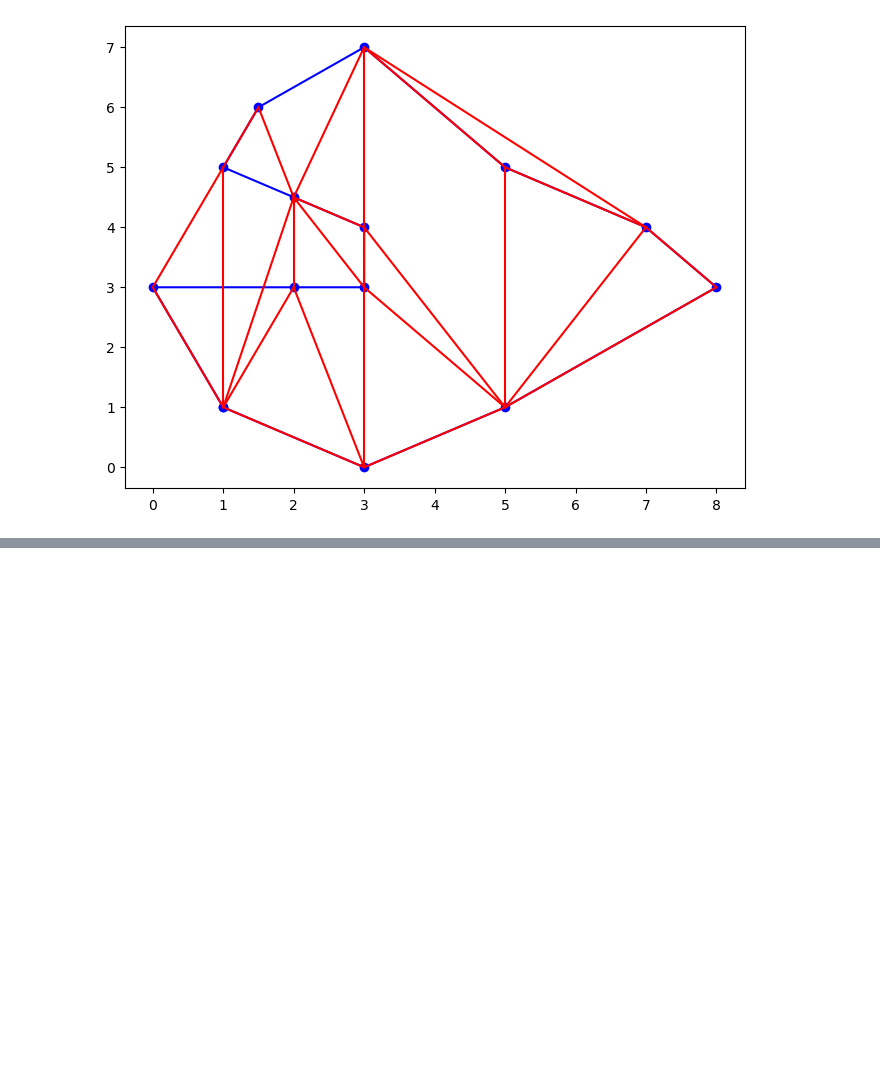
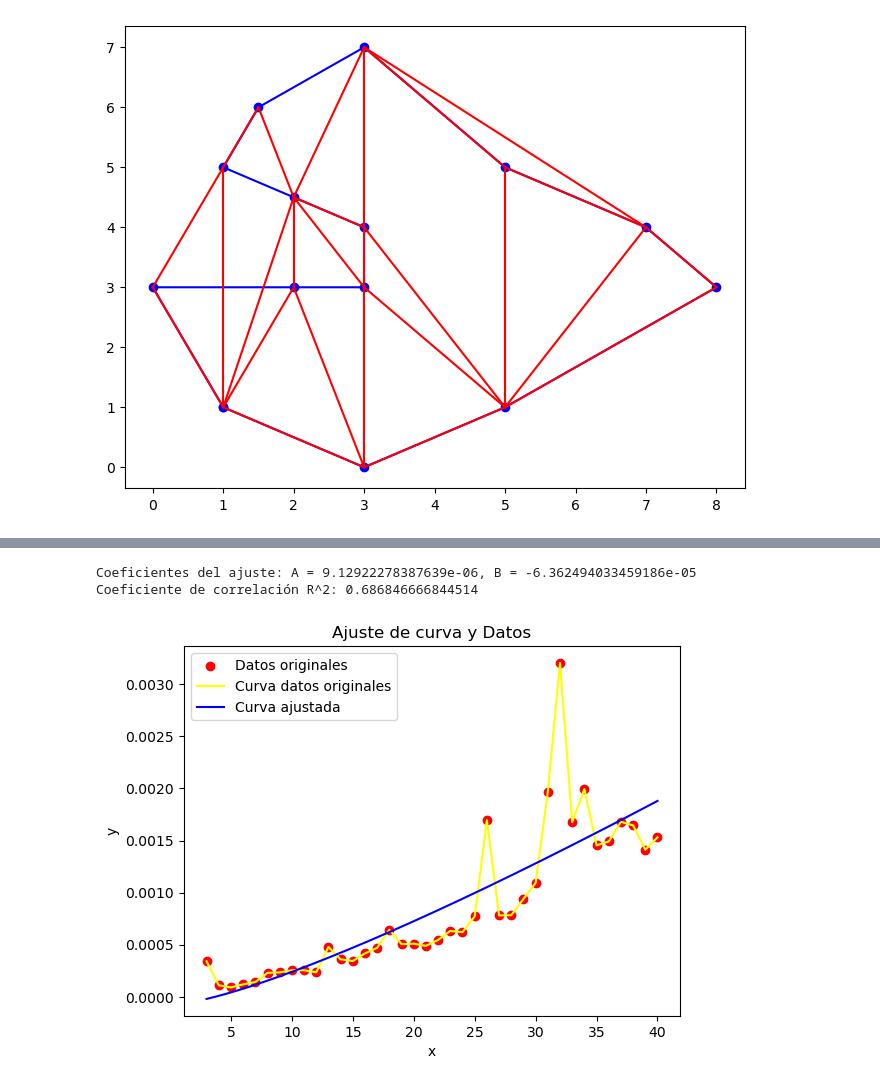
Before and after one commit to gua21150/Proyecto2ADA, a Jupyter notebook: Simplificacion Triangularizacion Divide and Conquer.ipynb, the cells around one changed output, grey strips where cells are left out. Drawn from its saved outputs; the diff is of its cells as text; code cells hidden in the pictures; blank space fills up the shorter version.

```diff
--- a/Simplificacion Triangularizacion Divide and Conquer.ipynb
+++ b/Simplificacion Triangularizacion Divide and Conquer.ipynb
@@ -271,0 +351,47 @@ TypeError: list indices must be integers or slices, not tuple
+# %%
+import numpy as np
+from scipy.optimize import curve_fit
+import matplotlib.pyplot as plt
+
+# Suponiendo que tienes un conjunto de datos (x, y)
+x = np.array(tests[0:38], dtype=float)  # asegúrate de que x sea float para el log
+y = np.array(tiempo2)
+
+# Modelo de la curva
+def curve_model(x, A, B):
+    return A * x * np.log2(x) + B
+
+# Ajuste de curva
+popt, pcov = curve_fit(curve_model, x, y)
+
+# Coeficientes A y B
+A, B = popt
+print(f"Coeficientes del ajuste: A = {A}, B = {B}")
+
+# Generando puntos x para la curva ajustada
+x_fit = np.linspace(min(x), max(x), 400)
+# Prediciendo y con la curva ajustada
+y_fit = curve_model(x_fit, *popt)
+
+# Graficando los puntos originales
+plt.scatter(x, y, label='Datos originales', color='red')
+plt.plot(x,y,label='Curva datos originales', color='yellow')
+# Graficando la curva ajustada
+plt.plot(x_fit, y_fit, label='Curva ajustada', color='blue')
+
+# Calculando R^2
+y_pred = curve_model(x, *popt)
+ss_res = np.sum((y - y_pred) ** 2)
+ss_tot = np.sum((y - np.mean(y)) ** 2)
+r_squared = 1 - (ss_res / ss_tot)
+print(f"Coeficiente de correlación R^2: {r_squared}")
+
+plt.title('Ajuste de curva y Datos')
+plt.xlabel('x')
+plt.ylabel('y')
+plt.legend()
+plt.show()
+# %% [output]
+Coeficientes del ajuste: A = 9.12922278387639e-06, B = -6.362494033459186e-05
+Coeficiente de correlación R^2: 0.686846666844514
+[figure, added]
```
Also changed, not shown: parts of 3 cells of this notebook.
